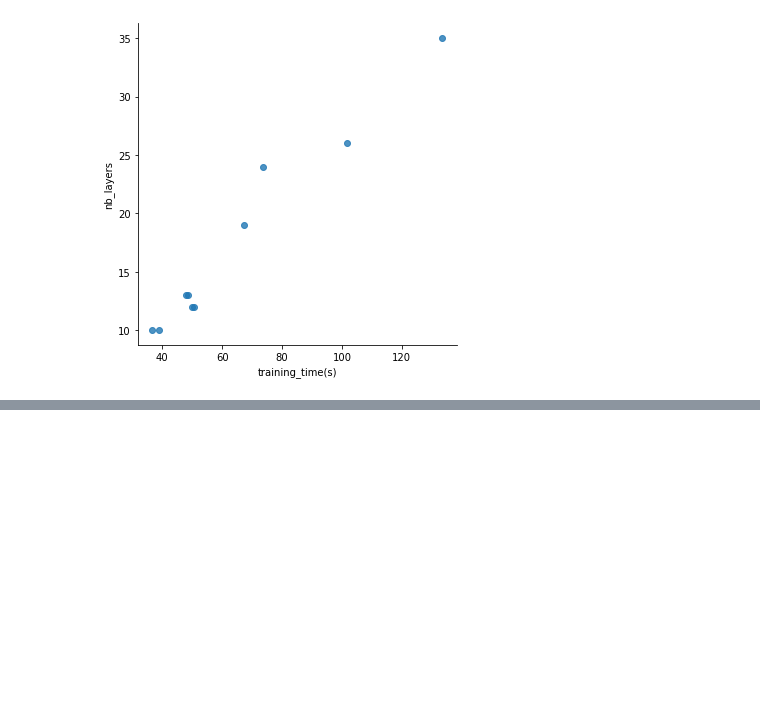
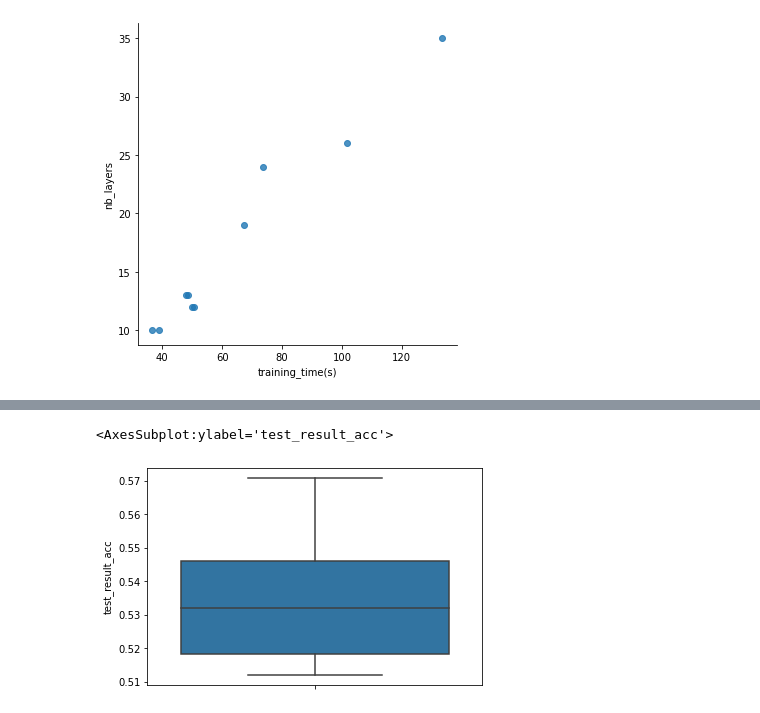
Before and after one commit to AntoineGr1/Memoire_code, a Jupyter notebook: Analyse_resnet_gen_result.ipynb, the cells around one changed output, grey strips where cells are left out. Drawn from its saved outputs; the diff is of its cells as text; code cells hidden in the pictures; blank space fills up the shorter version.

```diff
--- a/Analyse_resnet_gen_result.ipynb
+++ b/Analyse_resnet_gen_result.ipynb
@@ -86,0 +118,5 @@ sns.lmplot(
+# %%
+sns.boxplot(y='test_result_acc', data=test2)
+# %% [output]
+<AxesSubplot:ylabel='test_result_acc'>
+[figure, added]
```
Also changed, not shown: parts of 8 cells of this notebook, 33 other files.
